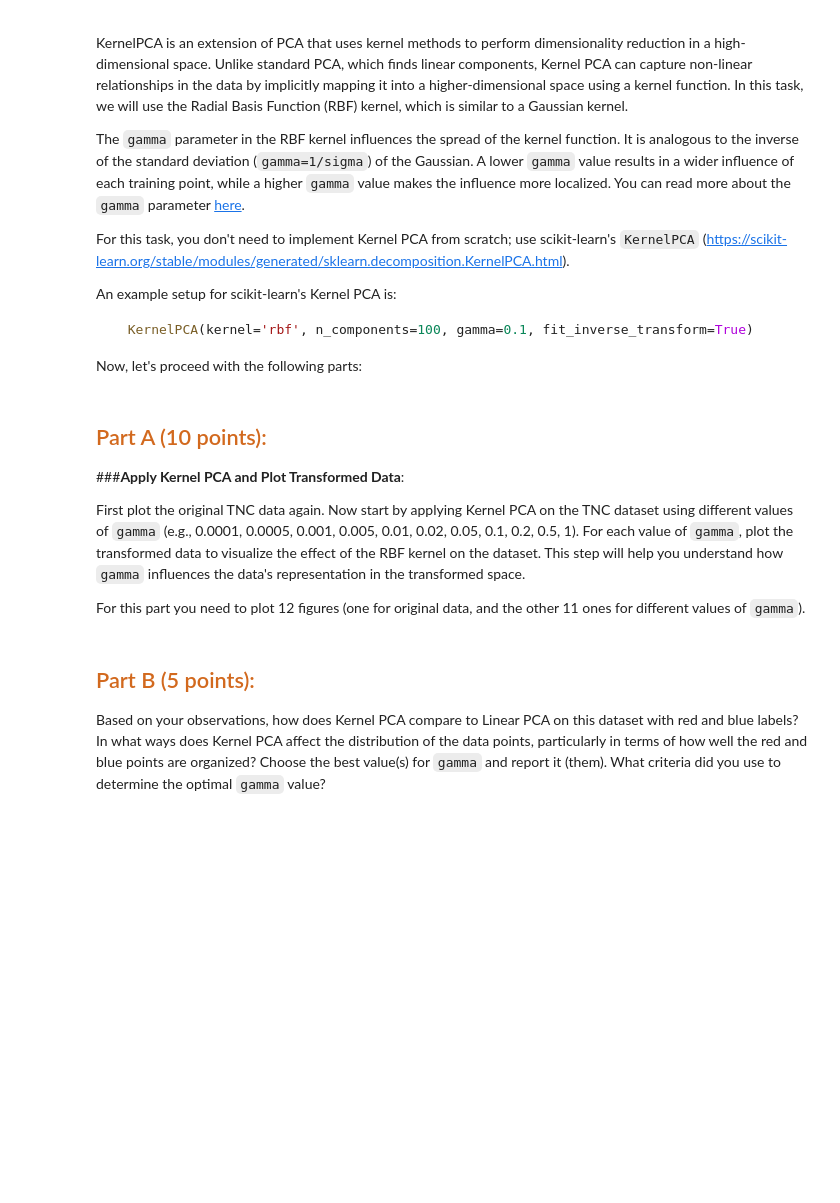
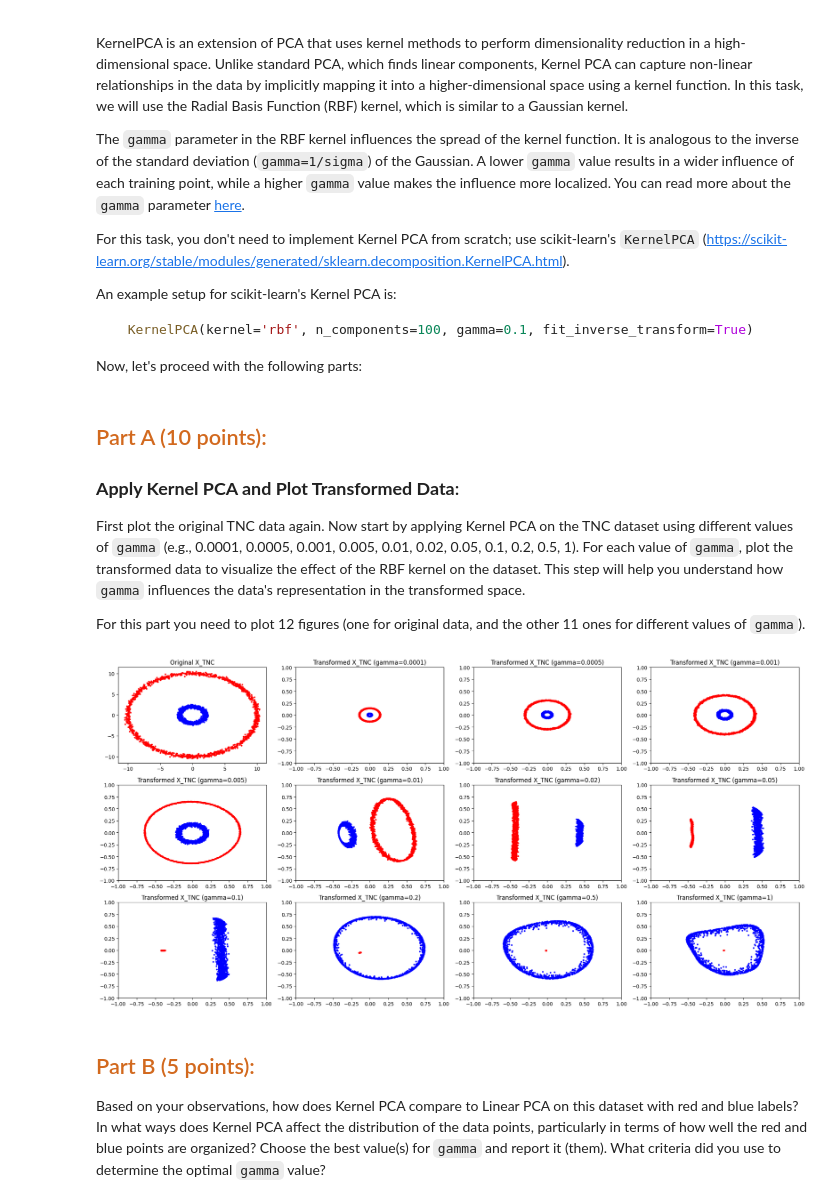
Before and after one commit to ak-hannou/compsci-4ml3, a Jupyter notebook: F24_4ML3_Assignment_2.ipynb, the cells around one changed output. Cells and saved outputs as stored; diff of their text form; code cells hidden in the pictures; blank space fills up the shorter version.

```diff
--- a/F24_4ML3_Assignment_2.ipynb
+++ b/F24_4ML3_Assignment_2.ipynb
@@ -626,7 +721,7 @@ Now, let's proceed with the following parts:
 # %% [markdown]
 ## <font color="#D2691E">Part A (10 points): </font>
 
-###**Apply Kernel PCA and Plot Transformed Data**:
+### **Apply Kernel PCA and Plot Transformed Data**:
 
 First plot the original TNC data again. Now start by applying Kernel PCA on the TNC dataset using different values of `gamma` (e.g., 0.0001, 0.0005, 0.001, 0.005, 0.01, 0.02, 0.05, 0.1, 0.2, 0.5, 1). For each value of `gamma`, plot the transformed data to visualize the effect of the RBF kernel on the dataset. This step will help you understand how `gamma` influences the data's representation in the transformed space.
 
@@ -652,37 +747,45 @@ plt.figure(figsize=(20, 10))
     ########################
     #### YOUR CODE HERE ####
     ########################
     ########################
-
-
+ax = plt.subplot(3, 4, 1)
+# Plotting Original Data for X_TNC
+ax.scatter(X_TNC[:, 0], X_TNC[:, 1], c=Y_TNC, cmap='bwr', s=5)
+ax.set_title("Original X_TNC")
 # Set the limits for the x and y axes
 x_limits = (-1, 1)
 y_limits = (-1, 1)
 
 # Apply Kernel PCA for each gamma value
 for idx, gamma in enumerate(gamma_values):
 
     ########################
     ########################
     #### YOUR CODE HERE ####
     ########################
     ########################
 
     # Plot the transformed data
-    plt.subplot(3, 4, idx + 2)
-
+    ax = plt.subplot(3, 4, idx + 2)
+    X_center, _ =  centeralize_data(X_TNC)
+    kpca = KernelPCA(n_components=2, kernel='rbf', gamma=gamma)
+    X_kpca = kpca.fit_transform(X_center)
+    ax.scatter(X_kpca[:, 0], X_kpca[:, 1], c=Y_TNC, cmap='bwr', s=5)
+    ax.set_title(f"Transformed X_TNC (gamma={gamma})")
     ########################
     ########################
     #### YOUR CODE HERE ####
     ########################
     ########################
 
     # Set fixed x and y axis limits
     plt.xlim(x_limits)
     plt.ylim(y_limits)
 
 plt.tight_layout()
 plt.show()
+# %% [output]
+[figure, added]
 # %% [markdown]
 ## <font color="#D2691E">Part B (5 points): </font>
 
```
Also changed, not shown: parts of 17 cells of this notebook, 2 other files.
